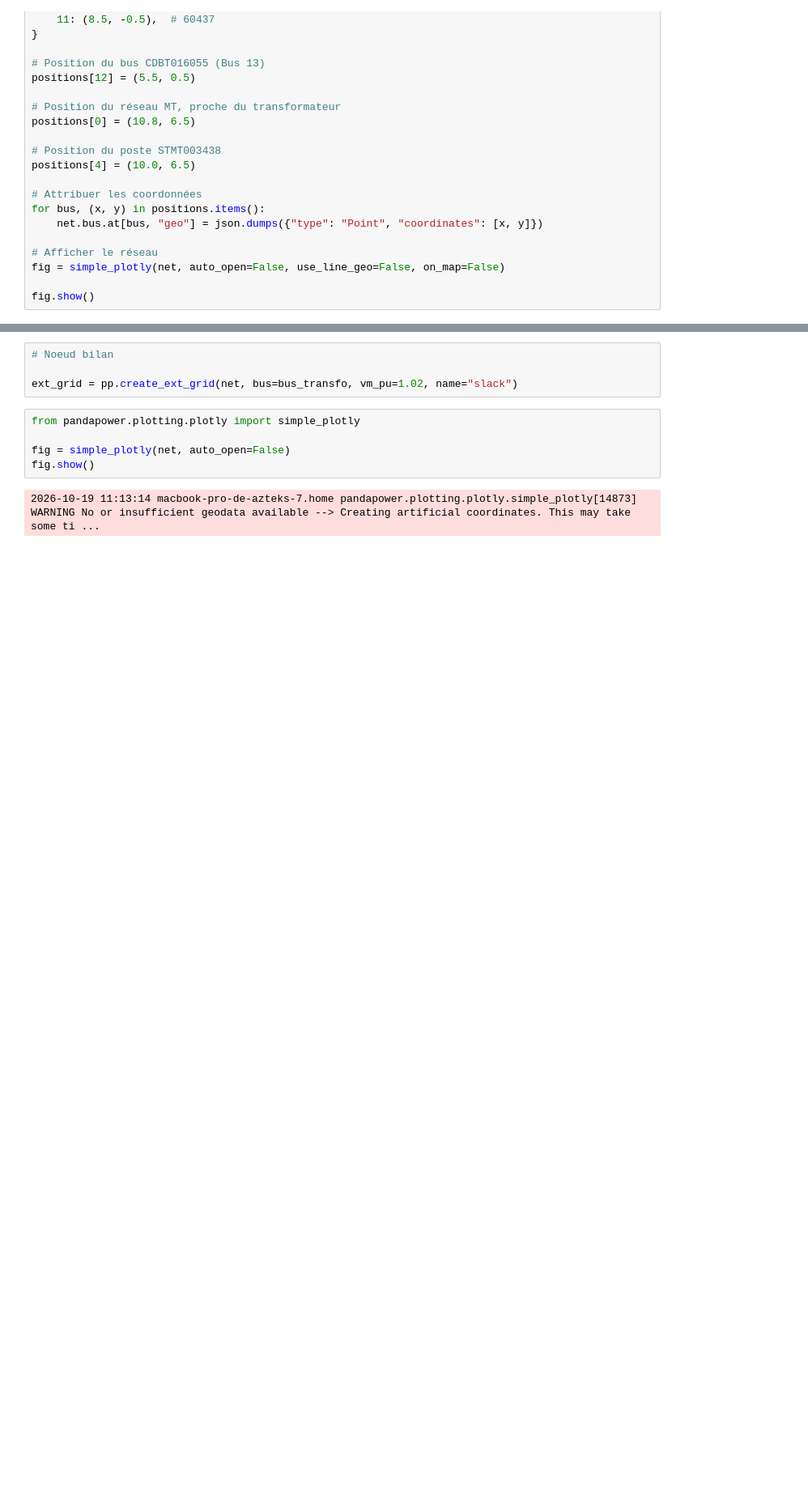
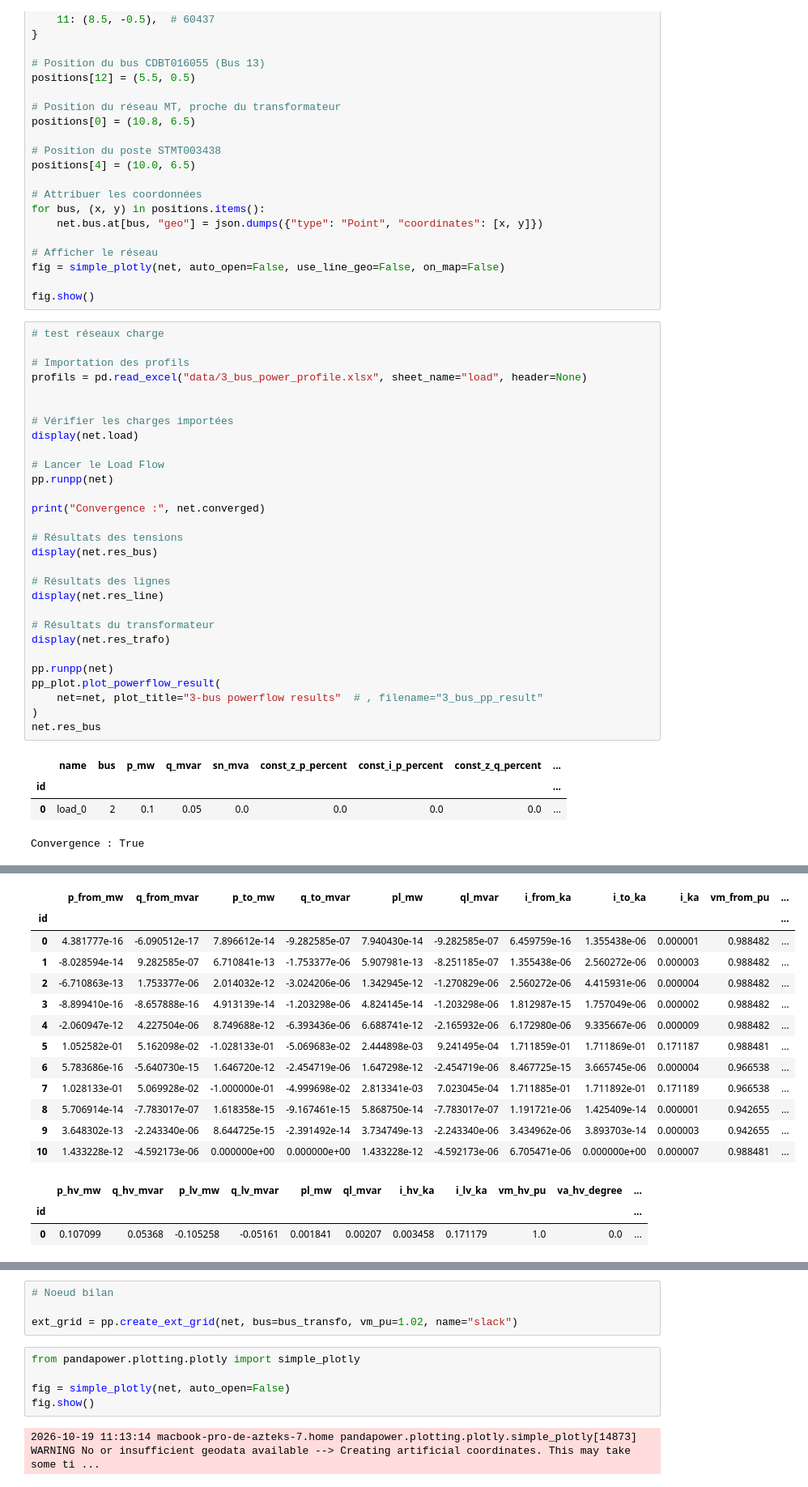
Before and after one commit to ludovic-lambiel/rhtlab_2026_LL_AS, a Jupyter notebook: aleks/RHT_Laboratory/MINI_RESAUX_TREY_FINALE.ipynb, the cells around one changed output, grey strips where cells are left out. Shown at 81% size. Saved outputs shown, nothing was run; the diff lists cells and outputs as text; blank space fills up the shorter version.

```diff
--- a/aleks/RHT_Laboratory/MINI_RESAUX_TREY_FINALE.ipynb
+++ b/aleks/RHT_Laboratory/MINI_RESAUX_TREY_FINALE.ipynb
@@ -57,3 +57,37 @@ for bus, (x, y) in positions.items():
 fig = simple_plotly(net, auto_open=False, use_line_geo=False, on_map=False)
 
 fig.show()
+# %%
+# test réseaux charge
+
+# Importation des profils
+profils = pd.read_excel("data/3_bus_power_profile.xlsx", sheet_name="load", header=None)
+
+
+# Vérifier les charges importées
+display(net.load)
+
+# Lancer le Load Flow
+pp.runpp(net)
+
+print("Convergence :", net.converged)
+
+# Résultats des tensions
+display(net.res_bus)
+
+# Résultats des lignes
+display(net.res_line)
+
+# Résultats du transformateur
+display(net.res_trafo)
+
+pp.runpp(net)
+pp_plot.plot_powerflow_result(
+    net=net, plot_title="3-bus powerflow results"  # , filename="3_bus_pp_result"
+)
+net.res_bus
+# %% [output]
+|  | name | bus | p_mw | q_mvar | sn_mva | const_z_p_percent | const_i_p_percent | const_z_q_percent | ... |
+| id |  |  |  |  |  |  |  |  | ... |
+| 0 | load_0 | 2 | 0.1 | 0.05 | 0.0 | 0.0 | 0.0 | 0.0 | ... |
+Convergence : True
@@ -59,0 +109,16 @@ fig.show()
+|  | p_from_mw | q_from_mvar | p_to_mw | q_to_mvar | pl_mw | ql_mvar | i_from_ka | i_to_ka | i_ka | vm_from_pu | ... |
+| id |  |  |  |  |  |  |  |  |  |  | ... |
+| 0 | 4.381777e-16 | -6.090512e-17 | 7.896612e-14 | -9.282585e-07 | 7.940430e-14 | -9.282585e-07 | 6.459759e-16 | 1.355438e-06 | 0.000001 | 0.988482 | ... |
+| 1 | -8.028594e-14 | 9.282585e-07 | 6.710841e-13 | -1.753377e-06 | 5.907981e-13 | -8.251185e-07 | 1.355438e-06 | 2.560272e-06 | 0.000003 | 0.988482 | ... |
+| 2 | -6.710863e-13 | 1.753377e-06 | 2.014032e-12 | -3.024206e-06 | 1.342945e-12 | -1.270829e-06 | 2.560272e-06 | 4.415931e-06 | 0.000004 | 0.988482 | ... |
+| 3 | -8.899410e-16 | -8.657888e-16 | 4.913139e-14 | -1.203298e-06 | 4.824145e-14 | -1.203298e-06 | 1.812987e-15 | 1.757049e-06 | 0.000002 | 0.988482 | ... |
+| 4 | -2.060947e-12 | 4.227504e-06 | 8.749688e-12 | -6.393436e-06 | 6.688741e-12 | -2.165932e-06 | 6.172980e-06 | 9.335667e-06 | 0.000009 | 0.988482 | ... |
+| 5 | 1.052582e-01 | 5.162098e-02 | -1.028133e-01 | -5.069683e-02 | 2.444898e-03 | 9.241495e-04 | 1.711859e-01 | 1.711869e-01 | 0.171187 | 0.988481 | ... |
+| 6 | 5.783686e-16 | -5.640730e-15 | 1.646720e-12 | -2.454719e-06 | 1.647298e-12 | -2.454719e-06 | 8.467725e-15 | 3.665745e-06 | 0.000004 | 0.966538 | ... |
+| 7 | 1.028133e-01 | 5.069928e-02 | -1.000000e-01 | -4.999698e-02 | 2.813341e-03 | 7.023045e-04 | 1.711885e-01 | 1.711892e-01 | 0.171189 | 0.966538 | ... |
+| 8 | 5.706914e-14 | -7.783017e-07 | 1.618358e-15 | -9.167461e-15 | 5.868750e-14 | -7.783017e-07 | 1.191721e-06 | 1.425409e-14 | 0.000001 | 0.942655 | ... |
+| 9 | 3.648302e-13 | -2.243340e-06 | 8.644725e-15 | -2.391492e-14 | 3.734749e-13 | -2.243340e-06 | 3.434962e-06 | 3.893703e-14 | 0.000003 | 0.942655 | ... |
+| 10 | 1.433228e-12 | -4.592173e-06 | 0.000000e+00 | 0.000000e+00 | 1.433228e-12 | -4.592173e-06 | 6.705471e-06 | 0.000000e+00 | 0.000007 | 0.988481 | ... |
+|  | p_hv_mw | q_hv_mvar | p_lv_mw | q_lv_mvar | pl_mw | ql_mvar | i_hv_ka | i_lv_ka | vm_hv_pu | va_hv_degree | ... |
+| id |  |  |  |  |  |  |  |  |  |  | ... |
+| 0 | 0.107099 | 0.05368 | -0.105258 | -0.05161 | 0.001841 | 0.00207 | 0.003458 | 0.171179 | 1.0 | 0.0 | ... |
```
Also changed, not shown: parts of 1 cell of this notebook.
